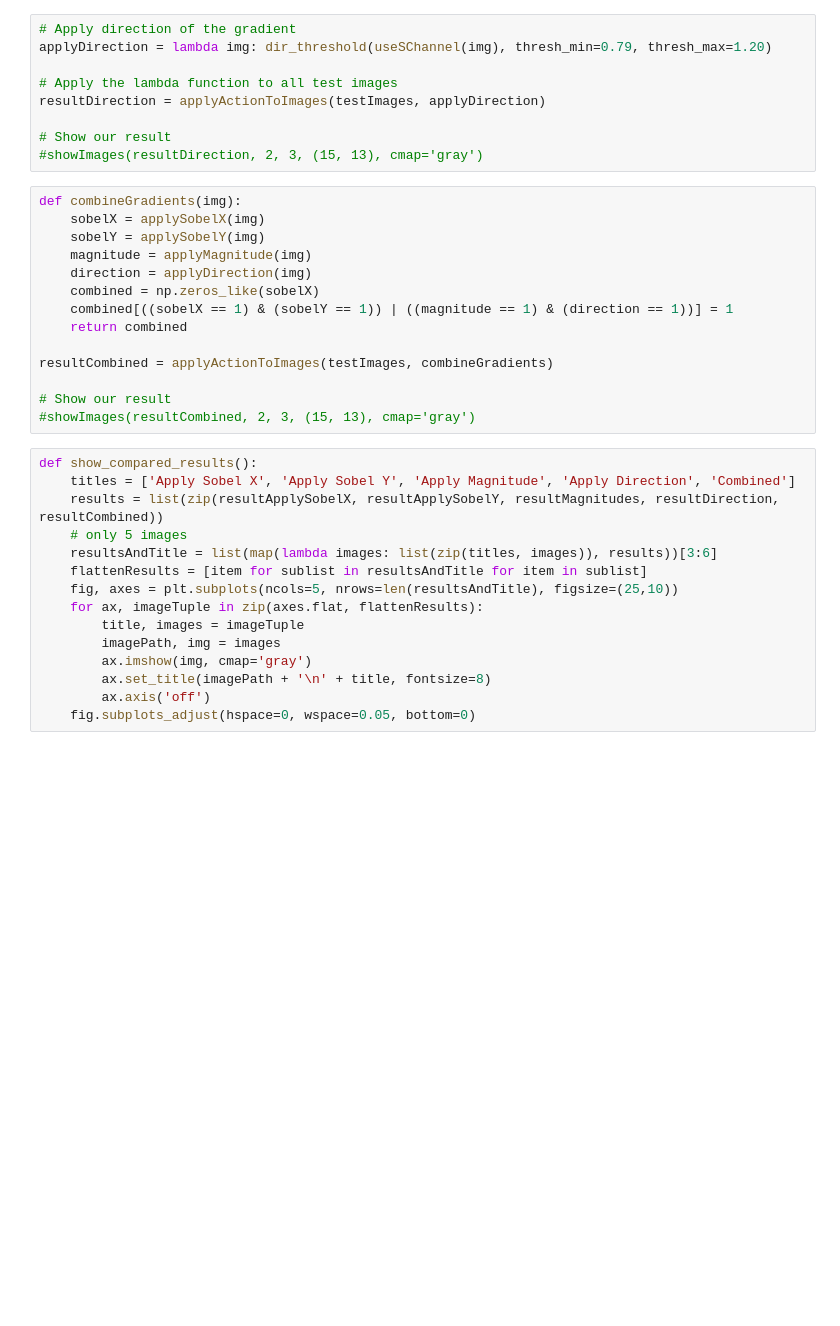
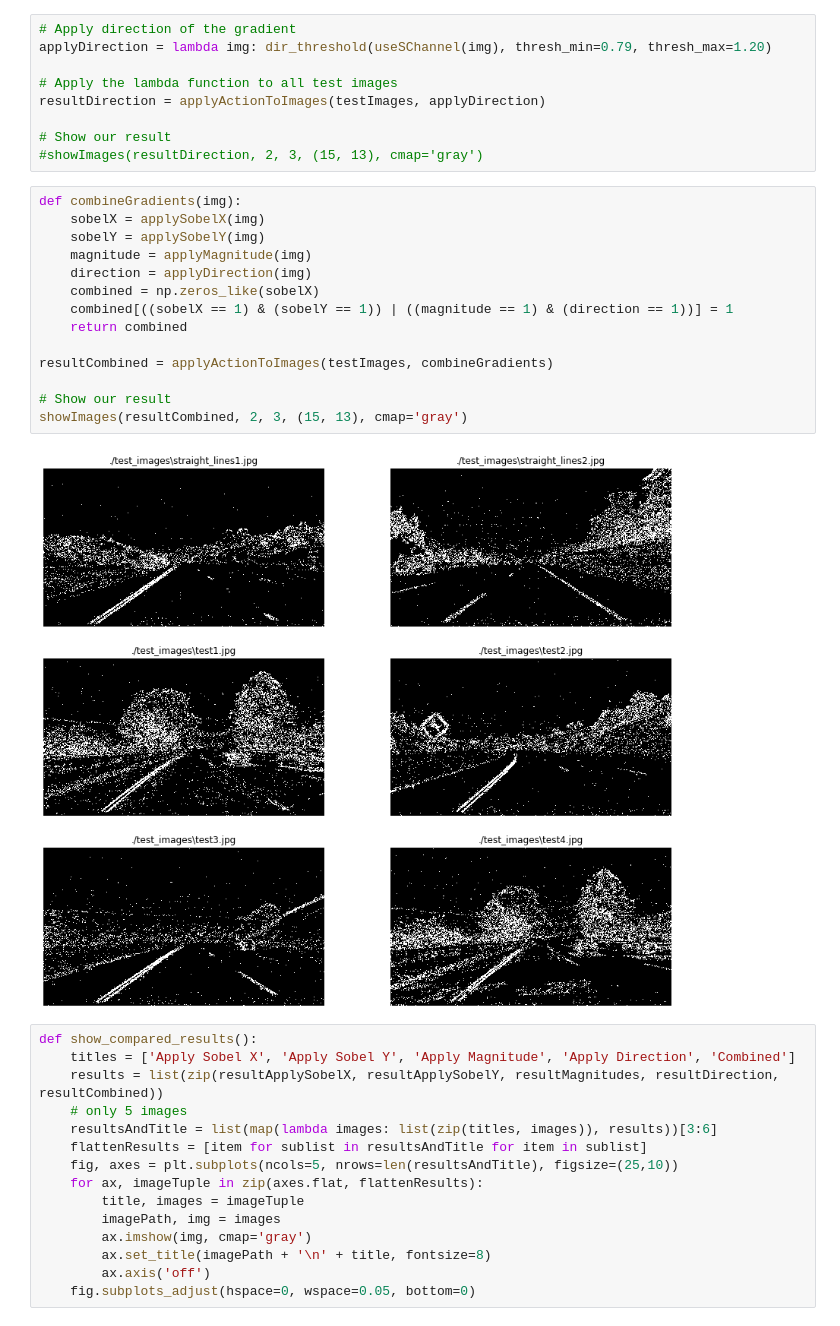
Before and after one commit to Ceachi/Project-Self-Driving-Car-Advanced-Lane-Lines, a Jupyter notebook: Step_2_Color_Transform_and_Gradients_Threshold.ipynb, the cells around one changed output. Cells and saved outputs as stored; diff of their text form; blank space fills up the shorter version.

```diff
--- a/Step_2_Color_Transform_and_Gradients_Threshold.ipynb
+++ b/Step_2_Color_Transform_and_Gradients_Threshold.ipynb
@@ -160,17 +158,19 @@ resultDirection = applyActionToImages(testImages, applyDirection)
 # %%
 def combineGradients(img):
     sobelX = applySobelX(img)
     sobelY = applySobelY(img)
     magnitude = applyMagnitude(img)
     direction = applyDirection(img)
     combined = np.zeros_like(sobelX)
     combined[((sobelX == 1) & (sobelY == 1)) | ((magnitude == 1) & (direction == 1))] = 1
     return combined
 
 resultCombined = applyActionToImages(testImages, combineGradients)
 
 # Show our result
-#showImages(resultCombined, 2, 3, (15, 13), cmap='gray')
+showImages(resultCombined, 2, 3, (15, 13), cmap='gray')
+# %% [output]
+[figure, added]
 # %%
 def show_compared_results():
     titles = ['Apply Sobel X', 'Apply Sobel Y', 'Apply Magnitude', 'Apply Direction', 'Combined']
```
Also changed, not shown: parts of 1 cell of this notebook, 1 other file.
